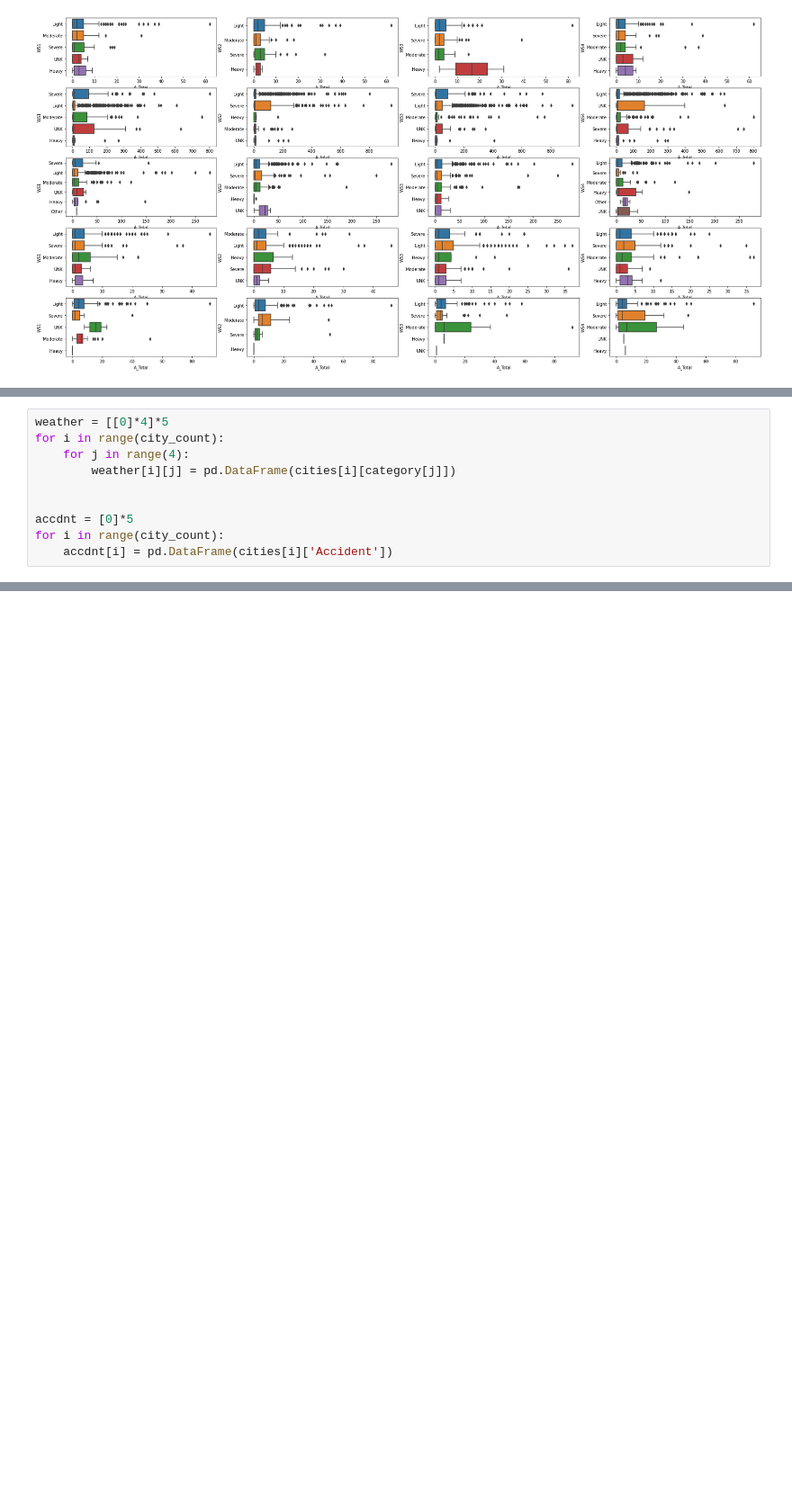
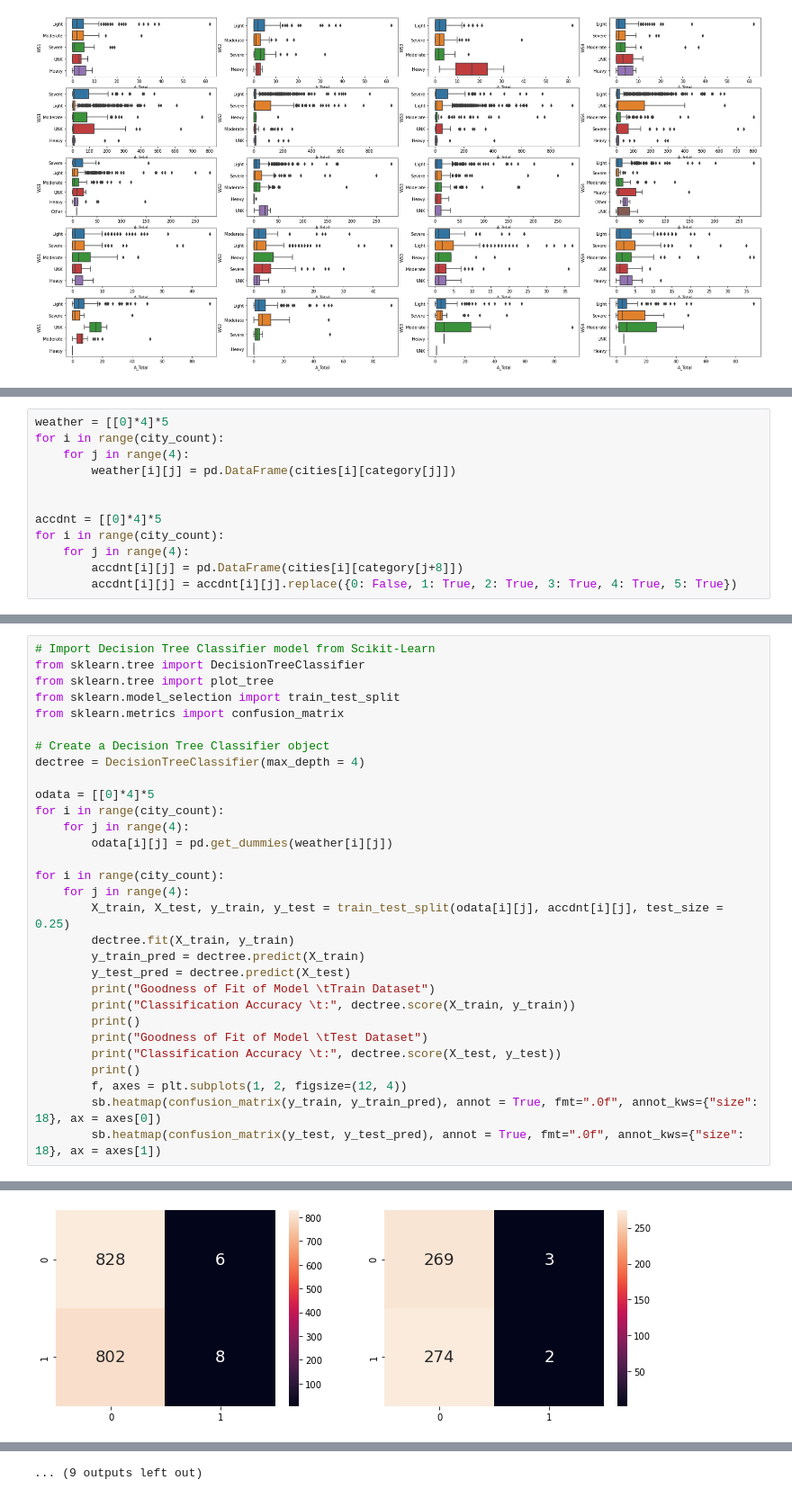
Before and after one commit to JarrelT/SC1015-Project-Ay2021, a Jupyter notebook: SC1015_Project.ipynb, the cells around one changed output, grey strips where cells are left out. Shown at 90% size. Drawn from its saved outputs; the diff is of its cells as text; blank space fills up the shorter version.

```diff
--- a/SC1015_Project.ipynb
+++ b/SC1015_Project.ipynb
@@ -121,6 +126,8 @@ for i in range(city_count):
 		weather[i][j] = pd.DataFrame(cities[i][category[j]])
 
 
-accdnt = [0]*5
+accdnt = [[0]*4]*5
 for i in range(city_count):
- 	accdnt[i] = pd.DataFrame(cities[i]['Accident'])
+	for j in range(4):
+		accdnt[i][j] = pd.DataFrame(cities[i][category[j+8]])
+		accdnt[i][j] = accdnt[i][j].replace({0: False, 1: True, 2: True, 3: True, 4: True, 5: True})
@@ -149,0 +179,31 @@ for i in range(city_count):
+# %%
+# Import Decision Tree Classifier model from Scikit-Learn
+from sklearn.tree import DecisionTreeClassifier
+from sklearn.tree import plot_tree
+from sklearn.model_selection import train_test_split
+from sklearn.metrics import confusion_matrix
+
+# Create a Decision Tree Classifier object
+dectree = DecisionTreeClassifier(max_depth = 4)
+
+odata = [[0]*4]*5
+for i in range(city_count):
+	for j in range(4):
+		odata[i][j] = pd.get_dummies(weather[i][j])
+
+for i in range(city_count):
+	for j in range(4):
+		X_train, X_test, y_train, y_test = train_test_split(odata[i][j], accdnt[i][j], test_size = 0.25)
+		dectree.fit(X_train, y_train)
+		y_train_pred = dectree.predict(X_train)
+		y_test_pred = dectree.predict(X_test)
+		print("Goodness of Fit of Model \tTrain Dataset")
+		print("Classification Accuracy \t:", dectree.score(X_train, y_train))
+		print()
+		print("Goodness of Fit of Model \tTest Dataset")
+		print("Classification Accuracy \t:", dectree.score(X_test, y_test))
+		print()
+		f, axes = plt.subplots(1, 2, figsize=(12, 4))
+		sb.heatmap(confusion_matrix(y_train, y_train_pred), annot = True, fmt=".0f", annot_kws={"size": 18}, ax = axes[0])
+		sb.heatmap(confusion_matrix(y_test, y_test_pred), annot = True, fmt=".0f", annot_kws={"size": 18}, ax = axes[1])
+# %% [output]
@@ -149,0 +227 @@ for i in range(city_count):
+[figure, added]
@@ -149,0 +238 @@ for i in range(city_count):
+... (9 outputs left out)
```
Also changed, not shown: parts of 9 cells of this notebook.
